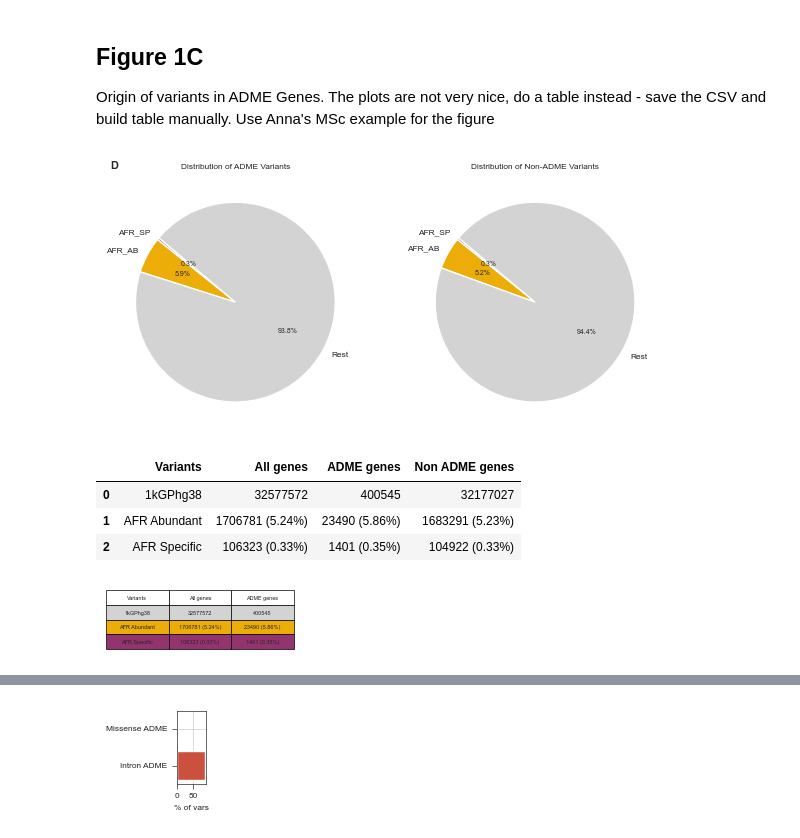
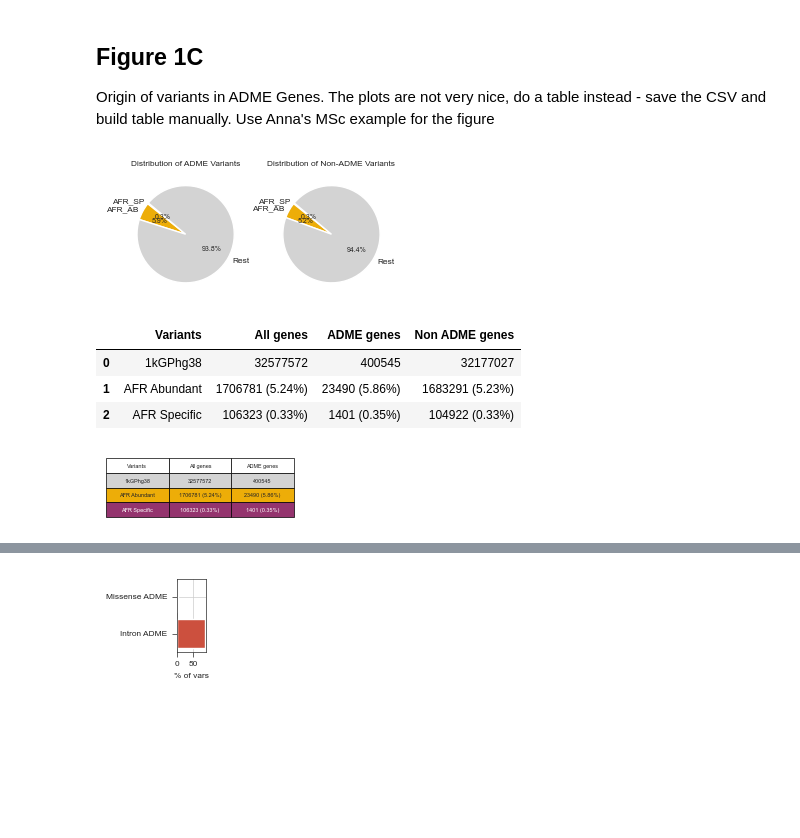
Before and after one commit to ersilia-os/pharmacogx-embeddings, a Jupyter notebook: paper/figure1.ipynb, the cells around one changed output, grey strips where cells are left out. Cells and saved outputs as stored; diff of their text form; code cells hidden in the pictures; blank space fills up the shorter version.

```diff
--- a/paper/figure1.ipynb
+++ b/paper/figure1.ipynb
@@ -409,36 +386,36 @@ df['perc_missense'] = (df['missense_variants'] / df['total_variants']) * 100
 df['perc_intron'] = (df['intron_variants'] / df['total_variants']) * 100
 df['perc_other'] = (df['other_variants'] / df['total_variants']) * 100
 
 # what do we do with missing ADME genes?
 admegenes = pd.read_csv(os.path.join("data", "adme_genes.csv"))
 genes = admegenes["gene"].tolist()
 
 admevars = df[df["gene"].isin(genes)]
 nonadmevars = df[~df["gene"].isin(genes)]
 
 afr_ab_adme = admevars["afr_abundant_variants"].sum()
 afr_sp_adme = admevars["afr_specific_variants"].sum()
 rest_adme = admevars["rest_variants"].sum()
 
 afr_ab = nonadmevars["afr_abundant_variants"].sum()
 afr_sp = nonadmevars["afr_specific_variants"].sum()
 rest = nonadmevars["rest_variants"].sum()
 
 labels = ['AFR_SP', 'AFR_AB', 'Rest']
 
 colors = [purple, yellow, gray]
 
-fig, axs = st.create_figure(1,2)
+fig, axs = st.create_figure(1,2, width=ONE_COLUMN_WIDTH, height=ONE_COLUMN_WIDTH)
 ax = axs.next()
 sizes = [afr_sp_adme, afr_ab_adme, rest_adme]
 ax.pie(sizes, labels=labels, colors=colors, autopct='%1.1f%%', startangle=140)
-st.label(ax, title= 'Distribution of ADME Variants', xlabel="", ylabel="", abc="D")
+st.label(ax, title= 'Distribution of ADME Variants', xlabel="", ylabel="", abc="")
 ax = axs.next()
 sizes = [afr_sp, afr_ab, rest]
 ax.pie(sizes, labels=labels, colors=colors, autopct='%1.1f%%', startangle=140)
 st.label(ax, title= 'Distribution of Non-ADME Variants', xlabel="", ylabel="", abc="")
 # %% [output]
-[figure, old version]
+[figure, new version]
 # %%
 #table with percentages
 df_sum = pd.DataFrame({
@@ -464,6 +441,9 @@ table = ax.table(cellText=df_sum.values,
                  loc='center',
                  bbox=[0, 0, 1, 1])
 colors = [gray, yellow, purple]
+for key, cell in table.get_celld().items():
+    if key[0] == len(df_sum):
+        cell.get_text().set_color('white')
 for i, color in enumerate(colors):
     for j in range(len(df_sum.columns)):
         table[(i + 1, j)].set_facecolor(color)
@@ -472,4 +452,4 @@ for key, cell in table.get_celld().items():
 st.label(ax,title="", abc="")
 st.save_figure("assets/perc_vars_table.png")
 # %% [output]
-[figure, old version]
+[figure, new version]
```
Also changed, not shown: parts of 20 cells of this notebook, 9 other files.
